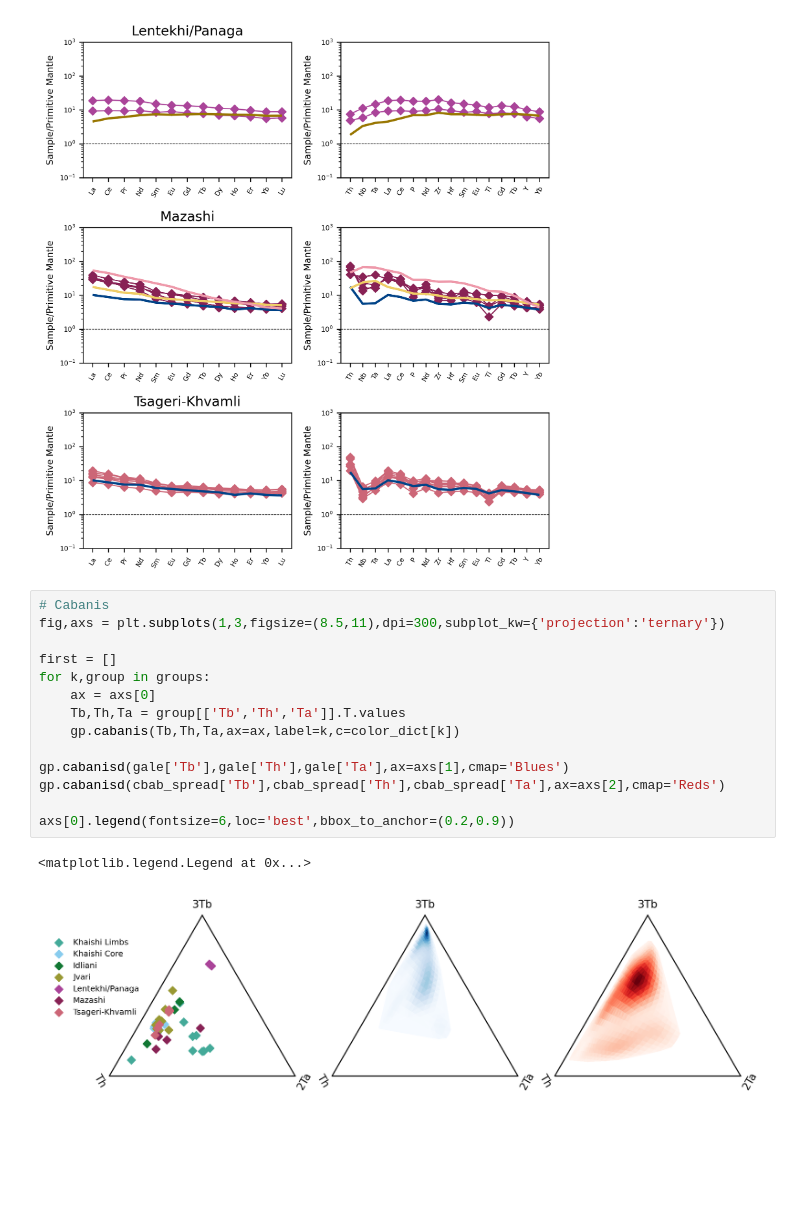
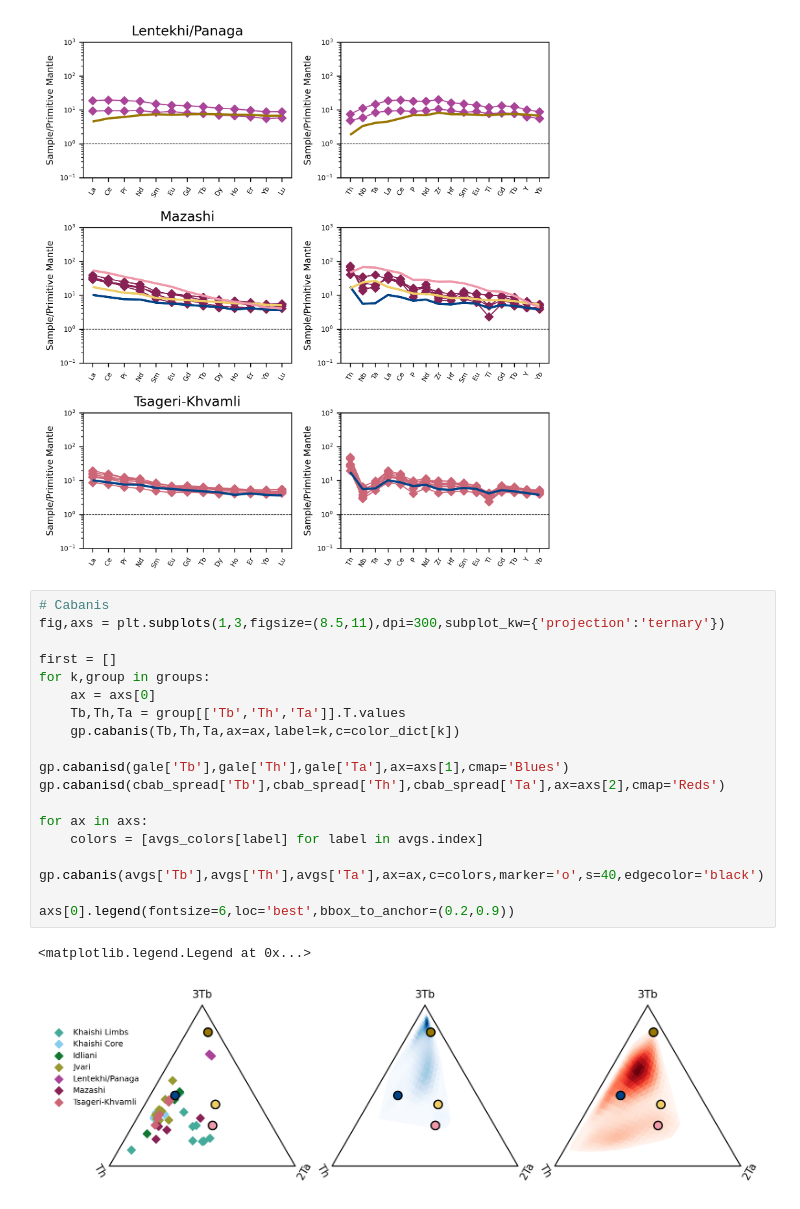
Before and after one commit to dyvasey/dataset-caucasus-gchem-2023, a Jupyter notebook: draft_figs.ipynb, the cells around one changed output. Saved outputs shown, nothing was run; the diff lists cells and outputs as text; blank space fills up the shorter version.

Commit message:
Added more of averages to plots

```diff
--- a/draft_figs.ipynb
+++ b/draft_figs.ipynb
@@ -175,20 +175,24 @@ fig1.set_layout_engine('tight')
 # %%
 # Cabanis
 fig,axs = plt.subplots(1,3,figsize=(8.5,11),dpi=300,subplot_kw={'projection':'ternary'})
 
 first = []
 for k,group in groups:
     ax = axs[0]
     Tb,Th,Ta = group[['Tb','Th','Ta']].T.values
     gp.cabanis(Tb,Th,Ta,ax=ax,label=k,c=color_dict[k])
 
 gp.cabanisd(gale['Tb'],gale['Th'],gale['Ta'],ax=axs[1],cmap='Blues')
 gp.cabanisd(cbab_spread['Tb'],cbab_spread['Th'],cbab_spread['Ta'],ax=axs[2],cmap='Reds')
 
+for ax in axs:
+    colors = [avgs_colors[label] for label in avgs.index]
+    gp.cabanis(avgs['Tb'],avgs['Th'],avgs['Ta'],ax=ax,c=colors,marker='o',s=40,edgecolor='black')
+
 axs[0].legend(fontsize=6,loc='best',bbox_to_anchor=(0.2,0.9))
 # %% [output]
 <matplotlib.legend.Legend at 0x...>
-[figure, old version]
+[figure, new version]
 # %%
 # Mantle Array
 fig,axs = plt.subplots(1,3,figsize=(8.5,2.5),dpi=300)
```
Also changed, not shown: parts of 1 cell of this notebook.
